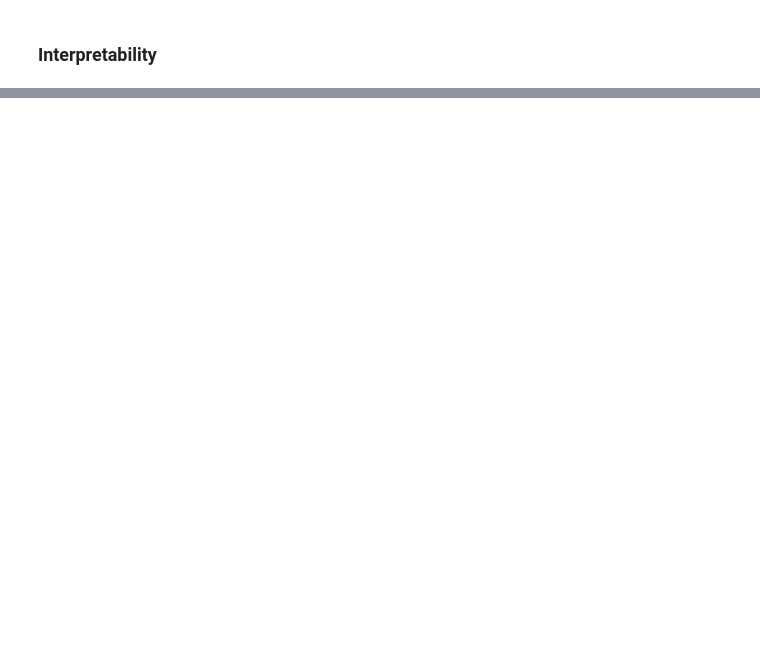
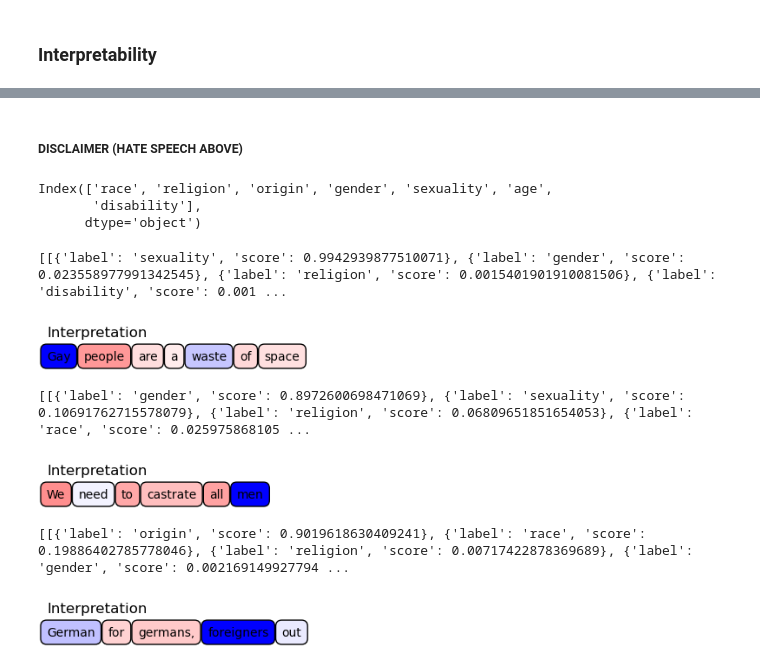
Before and after one commit to MarcusCemes/ee-559-deep-learning-project, a Jupyter notebook: multilabel_fine_tuning_BERT.ipynb, the cells around one changed output, grey strips where cells are left out. Drawn from its saved outputs; the diff is of its cells as text; code cells hidden in the pictures; blank space fills up the shorter version.

Commit message:
add interpretation

```diff
--- a/multilabel_fine_tuning_BERT.ipynb
+++ b/multilabel_fine_tuning_BERT.ipynb
@@ -430,0 +497,2 @@ for epoch in range(EPOCHS):
+# %% [markdown]
+##### DISCLAIMER (HATE SPEECH ABOVE)
@@ -431,40 +503,41 @@ for epoch in range(EPOCHS):
 # %%
-#import lime
-#from lime.lime_text import LimeTextExplainer
-#explainer = LimeTextExplainer(class_names=columns_to_transform, split_expression='\s+', bow=False)
+import lime
+from lime.lime_text import LimeTextExplainer
+columns_to_transform = raw_datasets.columns[1:-1]
+print(columns_to_transform)
+explainer = LimeTextExplainer(class_names=columns_to_transform, split_expression='\s+', bow=False)
+# %% [output]
+Index(['race', 'religion', 'origin', 'gender', 'sexuality', 'age',
+       'disability'],
+      dtype='object')
 # %%
 
-'''
 def predictor(texts):
 
     encodings = tokenizer(texts,
                            padding='max_length',
                            truncation=True,
                            max_length=MAX_LEN,
-                           return_tensors='pt')
+                           return_tensors='pt').to(device)
 
-    input_ids = encodings['input_ids'].to(device)
-    attention_mask = encodings['attention_mask'].to(device)
-    token_type_ids = encodings['token_type_ids'].to(device)
-
-    logits = multilabel_model(input_ids, attention_mask, token_type_ids)
+    logits = model(**encodings).logits
     probabilities = F.softmax(logits, dim=1)
 
     return probabilities.cpu().detach().numpy()
 
-for idx in samples:
-    instance = val_texts.iloc[idx].text
+for idx,sample in enumerate(samples):
+
+    instance = sample
 
     # Call predictor with the current instance
-    exp = explainer.explain_instance(instance, predictor, num_features=200, num_samples=64)
+    exp = explainer.explain_instance(instance, predictor, num_features=200, num_samples=80)
 
     explanation_dict = dict(list(exp.as_map().values())[0])
-    tokens = val_texts.iloc[idx].text.split(' ')
+    tokens = sample.split(' ')
     scores = []
 
     for i in range(len(tokens)):
         scores.append((tokens[i], explanation_dict[i]))
 
     attributions['LIME'].append(scores)
-'''
 # %%
@@ -532,13 +604,29 @@ def plot_text_heatmap(words, scores, title="", width=10, height=0.2, verbose=0,
 # %%
-'''
+
+from transformers import pipeline
+
+multilabel_BERT = pipeline( task='text-classification', model=model, tokenizer=tokenizer, device=device,top_k=None)
+
 # Plotting
 methods = ['LIME']
 
 for sample_id in range(len(samples)):
     for method in methods:
         analysis = attributions[method][sample_id]
+
         words = [t[0] for t in analysis]
         scores = np.array([t[1] for t in analysis])
-        plot_text_heatmap(words, scores, title='Method: %s' % method, verbose=0)
+        # Create title for the plot using the multilabel_BERT prediction
+        preds = multilabel_BERT(samples[sample_id])
+        print(preds)
+        plot_text_heatmap(words, scores, title='Interpretation' , verbose=0)
+
+
     plt.show()
-'''
+# %% [output]
+[[{'label': 'sexuality', 'score': 0.9942939877510071}, {'label': 'gender', 'score': 0.023558977991342545}, {'label': 'religion', 'score': 0.0015401901910081506}, {'label': 'disability', 'score': 0.001 ...
+[figure, added]
+[[{'label': 'gender', 'score': 0.8972600698471069}, {'label': 'sexuality', 'score': 0.10691762715578079}, {'label': 'religion', 'score': 0.06809651851654053}, {'label': 'race', 'score': 0.025975868105 ...
+[figure, added]
+[[{'label': 'origin', 'score': 0.9019618630409241}, {'label': 'race', 'score': 0.19886402785778046}, {'label': 'religion', 'score': 0.00717422878369689}, {'label': 'gender', 'score': 0.002169149927794 ...
+[figure, added]
```
Also changed, not shown: parts of 10 cells of this notebook.
